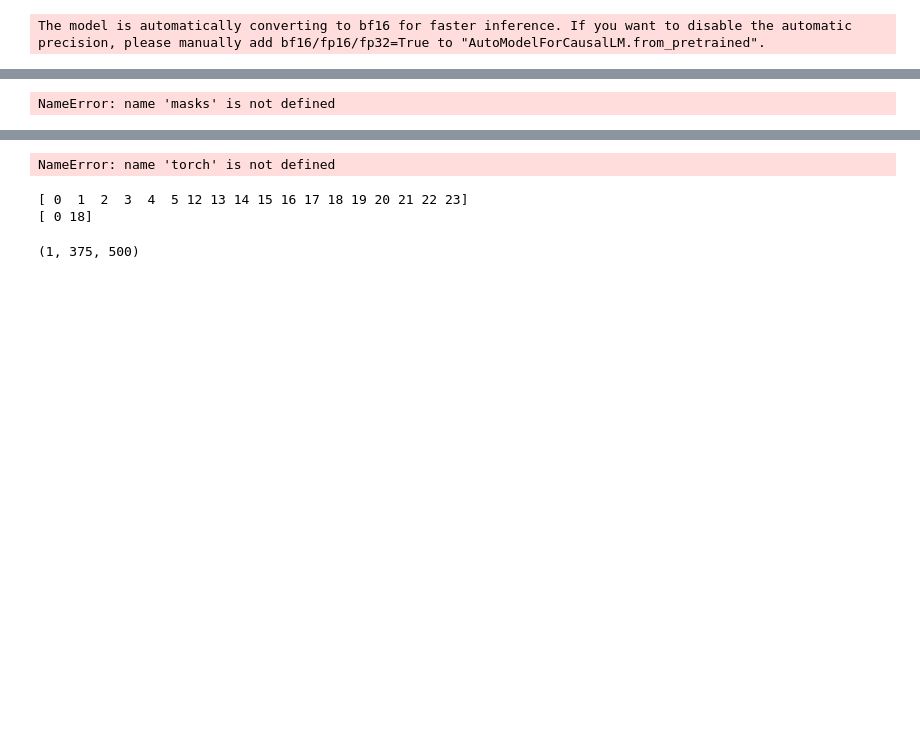
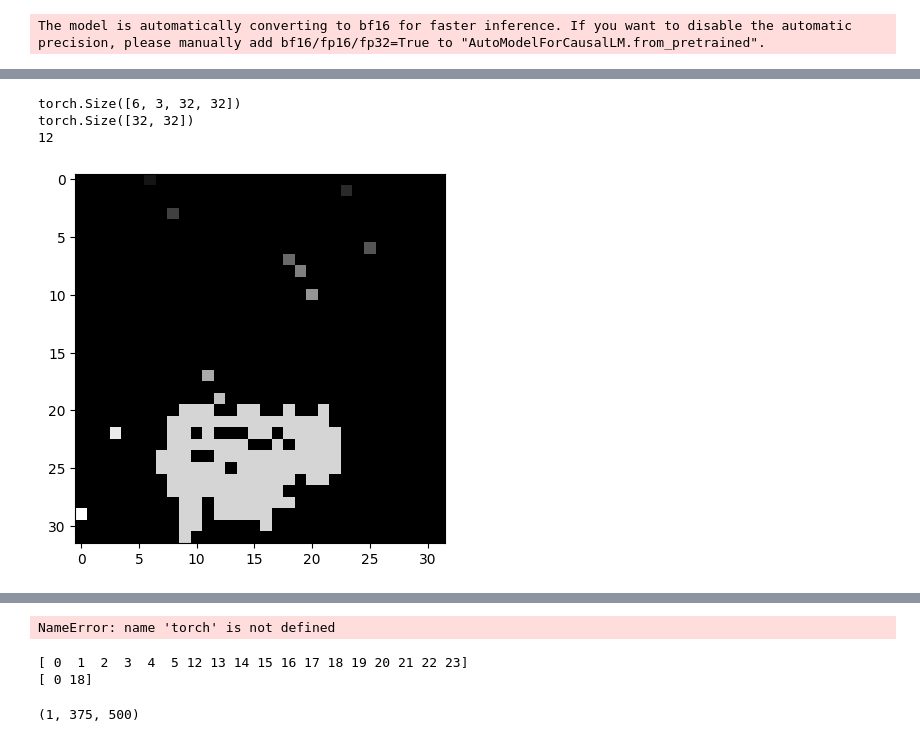
Before and after one commit to Stevetich/RVP, a Jupyter notebook: rvp/jupy.ipynb, the cells around one changed output, grey strips where cells are left out. Cells and saved outputs as stored; diff of their text form; code cells hidden in the pictures; blank space fills up the shorter version.

```diff
--- a/rvp/jupy.ipynb
+++ b/rvp/jupy.ipynb
@@ -125,0 +135,12 @@ img_repeated = T.Resize((448, 448))(img)[None].expand_as(masks)
+# %%
+cluster_ids = np.resize(cluster_ids, (32, 32))
+print (cluster_ids.shape)
+
+masks = []
+for id in np.unique(cluster_ids):
+    print (id)
+    mask = (cluster_ids == id)
+    masks.append(torch.tensor(mask))
+masks = torch.stack(masks)
+pre_masks = masks.clone()
+print (masks.shape)
@@ -126,15 +240,50 @@ img_repeated = T.Resize((448, 448))(img)[None].expand_as(masks)
 # %%
-masks.shape
-import torchvision.transforms.functional as TF
-resized = TF.resize(masks, (500, 375))
-resized[0, 0]
-masks[0, 0]
+# masks.shape
+# import torchvision.transforms.functional as TF
+# resized = TF.resize(masks, (img.shape[1], img.shape[2]))
+# resized = resized[0, 1].numpy()
+# resized.shape
 
-t = resized[0, 0].numpy().astype(np.uint8)
-t.shape
-plt.imshow(t)
-# plt.imshow(masks[0, 0].numpy().astype(np.uint8))
 
-resized
+masks = []
+for id in np.unique(cluster_ids):
+    mask = (cluster_ids == id)
+    masks.append(torch.tensor(mask))
+masks = torch.stack(masks).permute(0, 3, 1, 2)
+
+structure = [
+    [1, 1, 1],
+    [1, 1, 1],
+    [1, 1, 1]
+]
+
+structure = [
+    [0, 1, 0],
+    [1, 1, 1],
+    [0, 1, 0]
+]
+
+print (masks.shape)
+
+def reconstruct_mask(mask):
+    pass
+
+a = np.array([[0,0,1,1,0,0],
+              [0,0,0,1,0,0],
+              [1,1,0,0,1,0],
+              [0,0,0,1,0,0]])
+l, n = label(masks[2, 0], structure=structure)
+plt.imshow(l, cmap='gray', interpolation='none')
+
+tmp = masks[2, 0]
+print (tmp.shape)
+for lbl in range(1, n + 1):
+    if np.sum(lbl == l) <= 3:
+        # print (lbl)
+        masks[2, 0][lbl == l] = 0
+print (n)
 # %% [output]
-NameError: name 'masks' is not defined
+torch.Size([6, 3, 32, 32])
+torch.Size([32, 32])
+12
+[figure, added]
```
Also changed, not shown: parts of 15 cells of this notebook, 33 other files.
